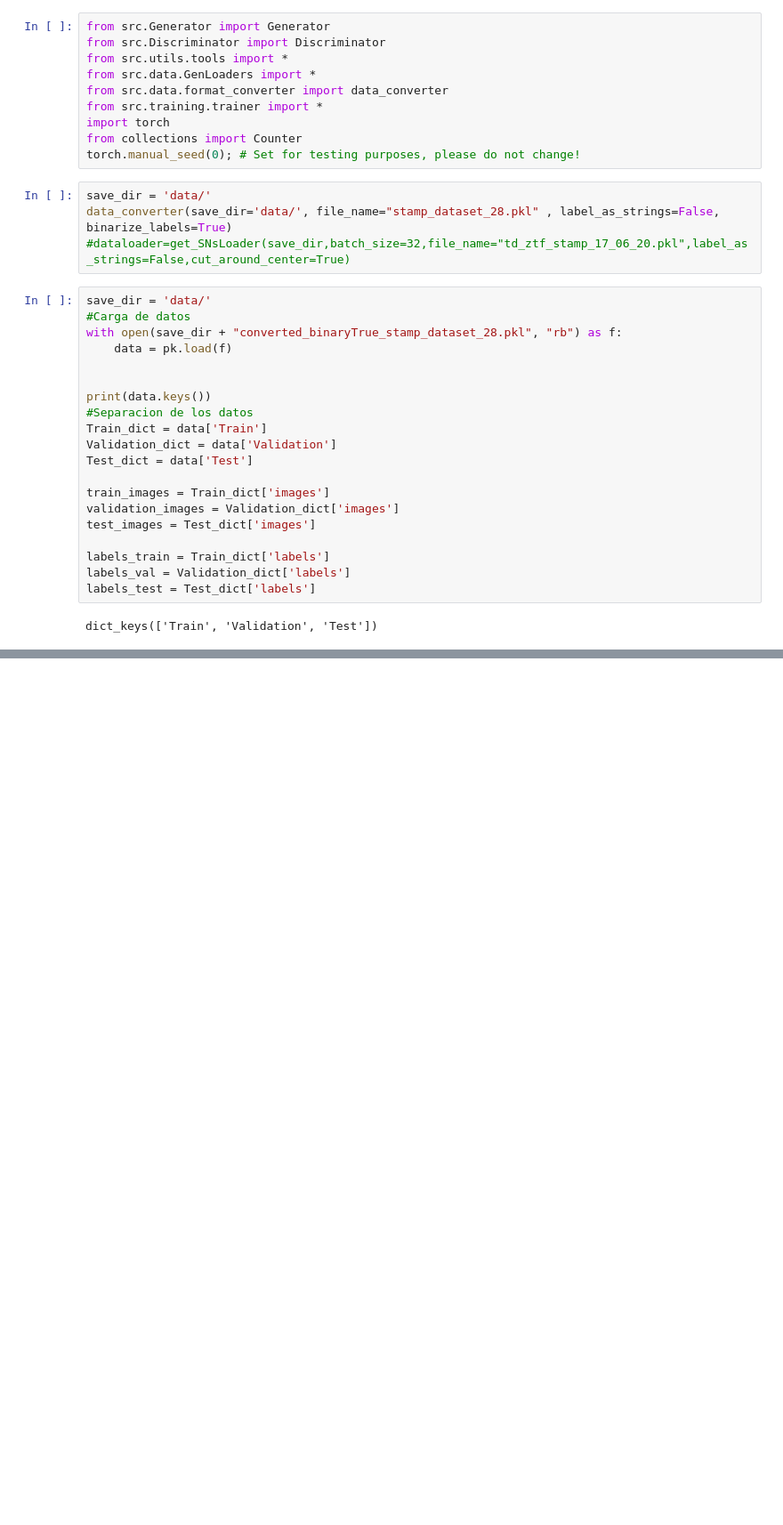
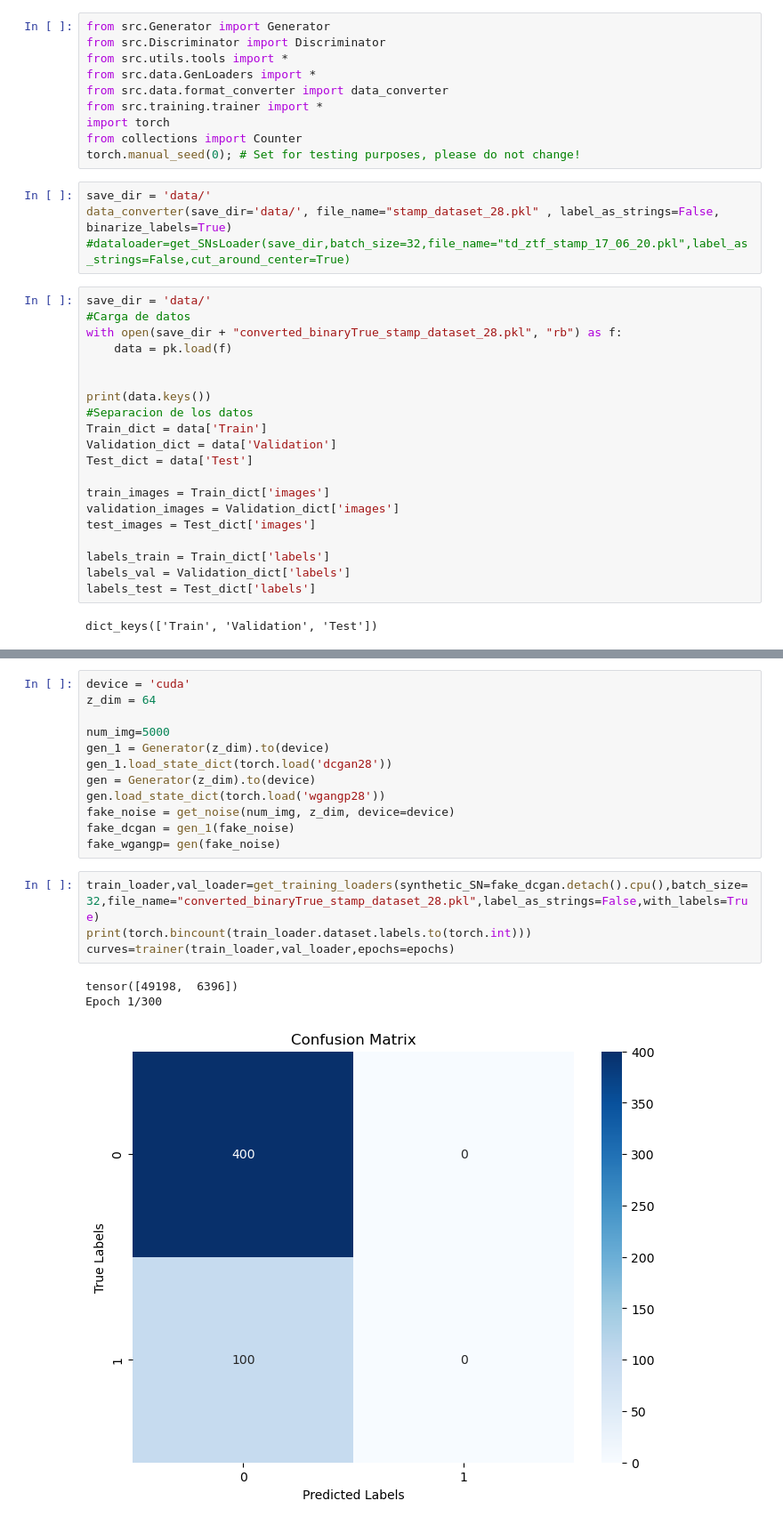
Before and after one commit to nfierroflo/Astronomical-Images-with-GANs, a Jupyter notebook: binary_class_experiments.ipynb, the cells around one changed output, grey strips where cells are left out. Shown at 89% size. Saved outputs shown, nothing was run; the diff lists cells and outputs as text; blank space fills up the shorter version.

```diff
--- a/binary_class_experiments.ipynb
+++ b/binary_class_experiments.ipynb
@@ -62,0 +74,20 @@ KeyboardInterrupt:
+# %%
+device = 'cuda'
+z_dim = 64
+
+num_img=5000
+gen_1 = Generator(z_dim).to(device)
+gen_1.load_state_dict(torch.load('dcgan28'))
+gen = Generator(z_dim).to(device)
+gen.load_state_dict(torch.load('wgangp28'))
+fake_noise = get_noise(num_img, z_dim, device=device)
+fake_dcgan = gen_1(fake_noise)
+fake_wgangp= gen(fake_noise)
+# %%
+train_loader,val_loader=get_training_loaders(synthetic_SN=fake_dcgan.detach().cpu(),batch_size=32,file_name="converted_binaryTrue_stamp_dataset_28.pkl",label_as_strings=False,with_labels=True)
+print(torch.bincount(train_loader.dataset.labels.to(torch.int)))
+curves=trainer(train_loader,val_loader,epochs=epochs)
+# %% [output]
+tensor([49198,  6396])
+Epoch 1/300
+[figure, added]
```
Also changed, not shown: parts of 12 cells of this notebook, 8 other files.
